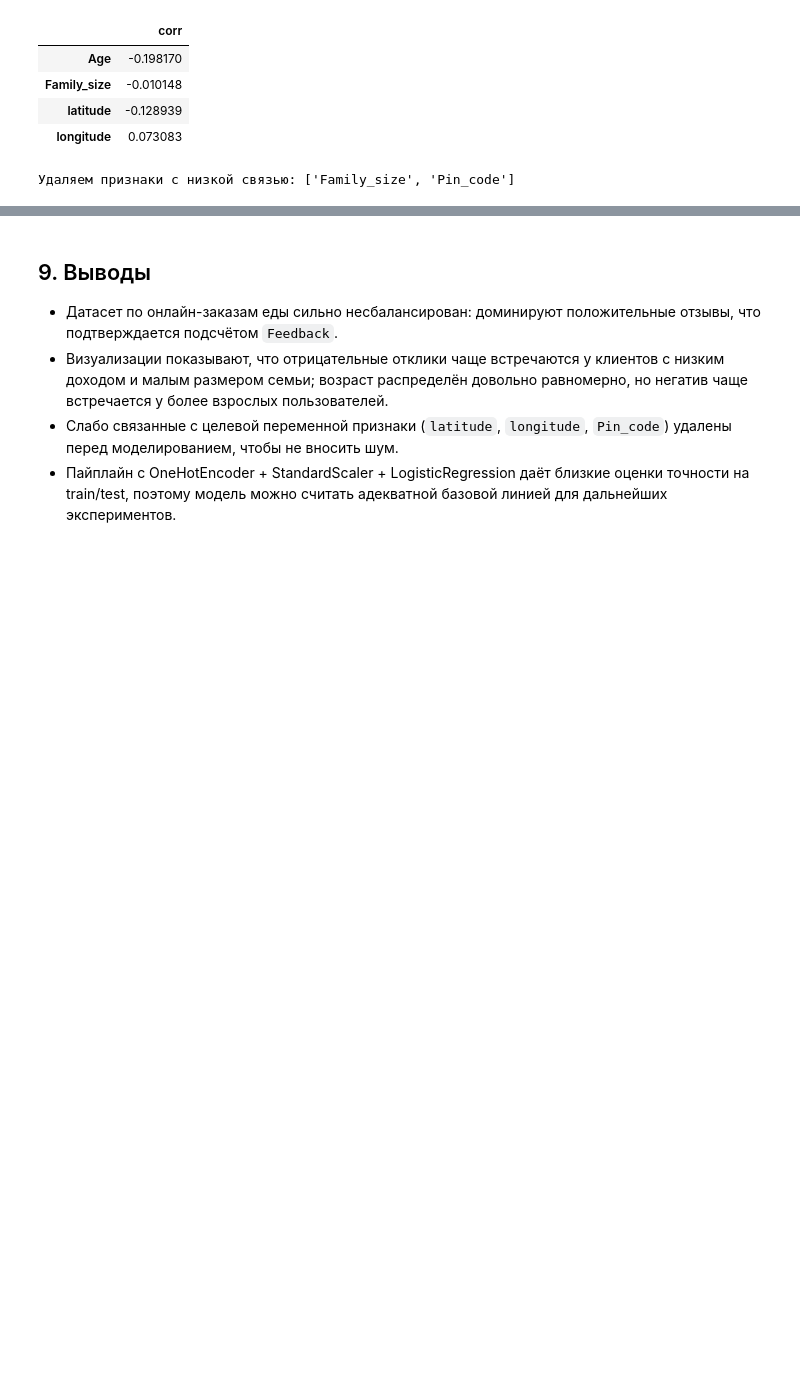
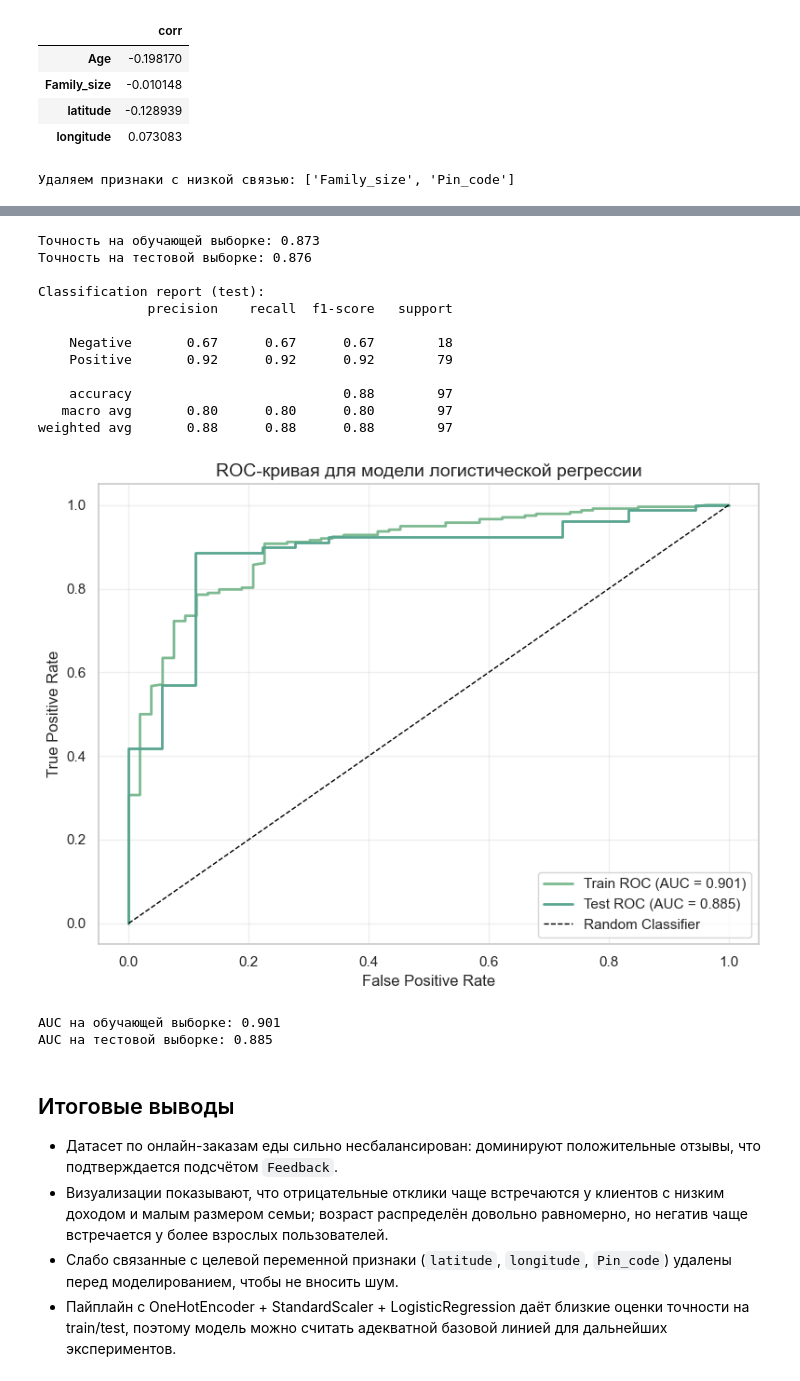
Before and after one commit to Alanyle/s5-MO-V16, a Jupyter notebook: L3 V16/note.ipynb, the cells around one changed output, grey strips where cells are left out. Drawn from its saved outputs; the diff is of its cells as text; code cells hidden in the pictures; blank space fills up the shorter version.

```diff
--- a/L3 V16/note.ipynb
+++ b/L3 V16/note.ipynb
@@ -232,5 +272,64 @@ weighted avg       0.88      0.88      0.88        97
+# %%
+# Получение предсказаний
+train_pred = model.predict(X_train)
+test_pred = model.predict(X_test)
+
+# Получение вероятностей для ROC-кривой
+train_proba = model.predict_proba(X_train)[:, 1]
+test_proba = model.predict_proba(X_test)[:, 1]
+
+# Метрики точности
+train_acc = accuracy_score(y_train, train_pred)
+test_acc = accuracy_score(y_test, test_pred)
+
+print(f"Точность на обучающей выборке: {train_acc:.3f}")
+print(f"Точность на тестовой выборке: {test_acc:.3f}")
+
+print("\nClassification report (test):")
+print(classification_report(y_test, test_pred))
+
+# Построение ROC-кривой
+y_train_binary = (y_train == 'Positive').astype(int)
+y_test_binary = (y_test == 'Positive').astype(int)
+
+fpr_train, tpr_train, _ = roc_curve(y_train_binary, train_proba)
+fpr_test, tpr_test, _ = roc_curve(y_test_binary, test_proba)
+
+auc_train = roc_auc_score(y_train_binary, train_proba)
+auc_test = roc_auc_score(y_test_binary, test_proba)
+
+plt.figure(figsize=(8, 6))
+plt.plot(fpr_train, tpr_train, label=f'Train ROC (AUC = {auc_train:.3f})', linewidth=2)
+plt.plot(fpr_test, tpr_test, label=f'Test ROC (AUC = {auc_test:.3f})', linewidth=2)
+plt.plot([0, 1], [0, 1], 'k--', label='Random Classifier', linewidth=1)
+plt.xlabel('False Positive Rate', fontsize=12)
+plt.ylabel('True Positive Rate', fontsize=12)
+plt.title('ROC-кривая для модели логистической регрессии', fontsize=14)
+plt.legend(loc='lower right', fontsize=11)
+plt.grid(alpha=0.3)
+plt.tight_layout()
+plt.show()
+
+print(f"\nAUC на обучающей выборке: {auc_train:.3f}")
+print(f"AUC на тестовой выборке: {auc_test:.3f}")
+# %% [output]
+Точность на обучающей выборке: 0.873
+Точность на тестовой выборке: 0.876
+
+Classification report (test):
+              precision    recall  f1-score   support
+
+    Negative       0.67      0.67      0.67        18
+    Positive       0.92      0.92      0.92        79
+
+    accuracy                           0.88        97
+   macro avg       0.80      0.80      0.80        97
+weighted avg       0.88      0.88      0.88        97
+[figure, added]
+AUC на обучающей выборке: 0.901
+AUC на тестовой выборке: 0.885
 # %% [markdown]
-## 9. Выводы
+## Итоговые выводы
 
 * Датасет по онлайн-заказам еды сильно несбалансирован: доминируют положительные отзывы, что подтверждается подсчётом `Feedback`.
 * Визуализации показывают, что отрицательные отклики чаще встречаются у клиентов с низким доходом и малым размером семьи; возраст распределён довольно равномерно, но негатив чаще встречается у более взрослых пользователей.
```
Also changed, not shown: parts of 22 cells of this notebook, 3 other files.
